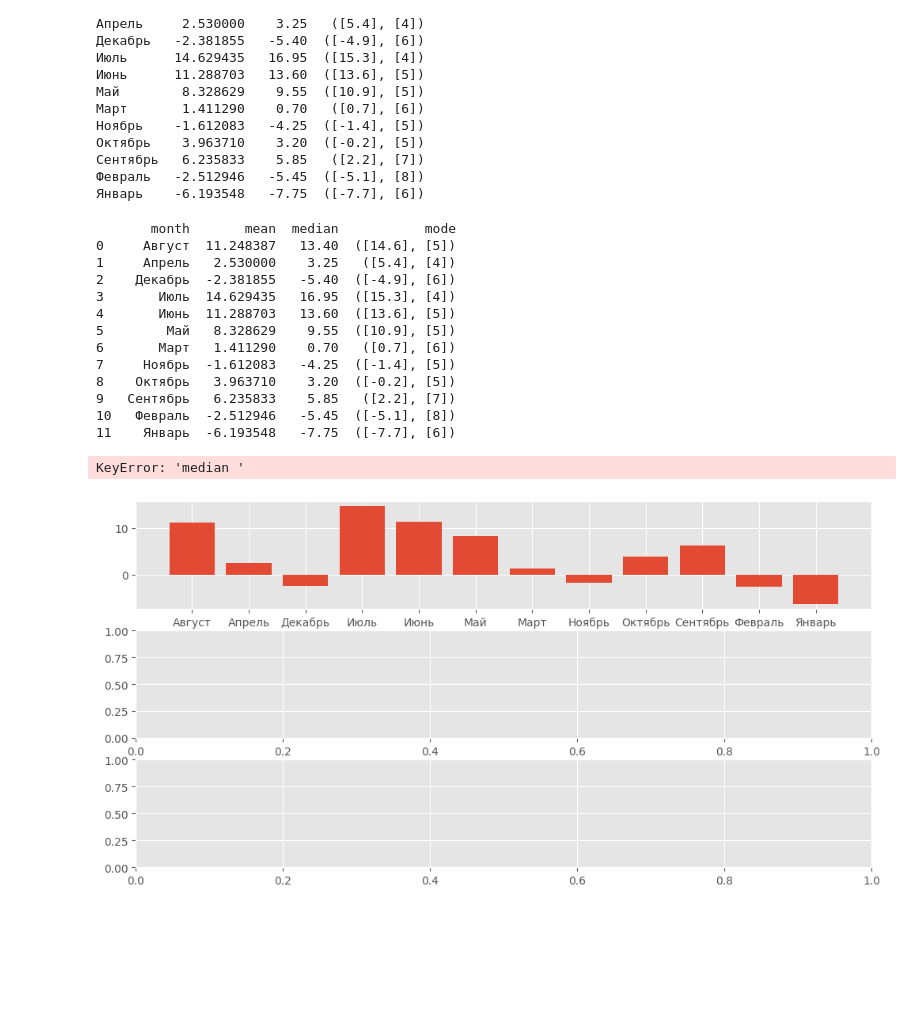
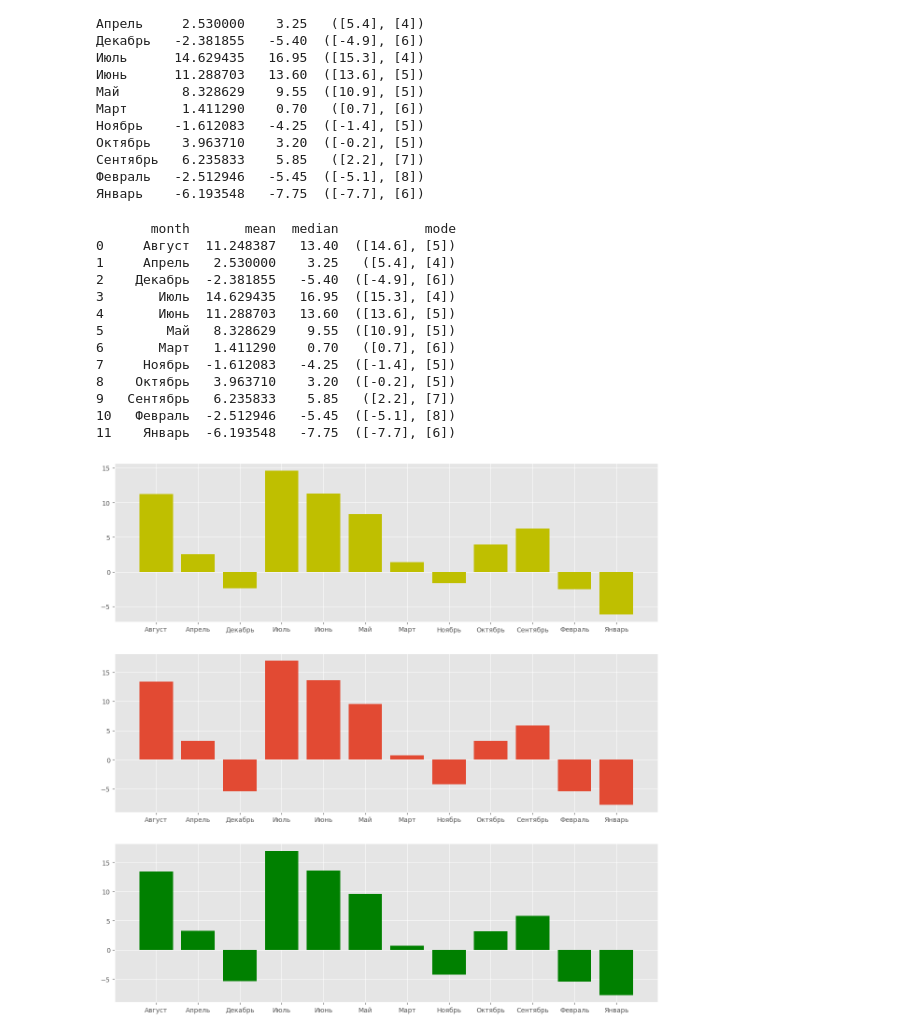
Before and after one commit to ConstantinePluss/Python, a Jupyter notebook: Chapter 4/Глава 4_1.ipynb, the cells around one changed output. Saved outputs shown, nothing was run; the diff lists cells and outputs as text; code cells hidden in the pictures; blank space fills up the shorter version.

```diff
--- a/Chapter 4/Глава 4_1.ipynb
+++ b/Chapter 4/Глава 4_1.ipynb
@@ -197,28 +197,25 @@ df = df.reset_index(level='month')
 # %%
 print(df)
 
-fig, (ax1,ax2, ax3) = plt.subplots(nrows = 3, ncols = 1, figsize = (12,6))
-#fig.set_figwidth(12)
-#fig.set_figheight(6)
+fig, (ax1,ax2, ax3) = plt.subplots(nrows = 3, ncols = 1, figsize = (15,15))
 
+ax1.bar(df['month'], df['mean'], color = 'y')
+ax2.bar(df['month'], df['median'])
+ax3.bar(df['month'], df['median'], color = 'g')
 
-ax1.bar(df['month'], df['mean'])
-ax2.bar(df['month'], df['median'])
-ax3.bar(df['month'], df['median'])
 plt.show()
 # %% [output]
        month       mean  median           mode
 0     Август  11.248387   13.40  ([14.6], [5])
 1     Апрель   2.530000    3.25   ([5.4], [4])
 2    Декабрь  -2.381855   -5.40  ([-4.9], [6])
 3       Июль  14.629435   16.95  ([15.3], [4])
 4       Июнь  11.288703   13.60  ([13.6], [5])
 5        Май   8.328629    9.55  ([10.9], [5])
 6       Март   1.411290    0.70   ([0.7], [6])
 7     Ноябрь  -1.612083   -4.25  ([-1.4], [5])
 8    Октябрь   3.963710    3.20  ([-0.2], [5])
 9   Сентябрь   6.235833    5.85   ([2.2], [7])
 10   Февраль  -2.512946   -5.45  ([-5.1], [8])
 11    Январь  -6.193548   -7.75  ([-7.7], [6])
-KeyError: 'median '
-[figure, old version]
+[figure, new version]
```
